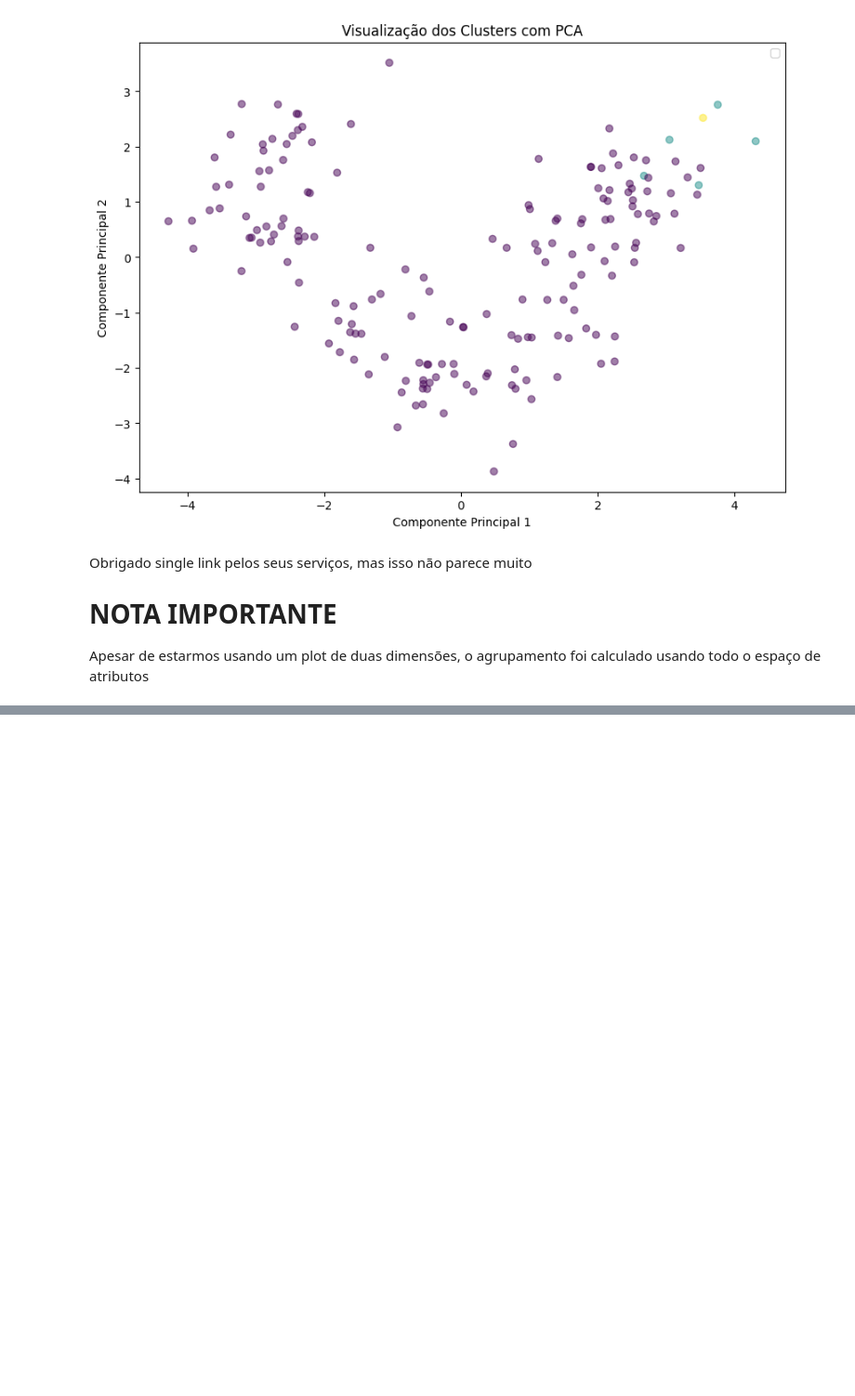
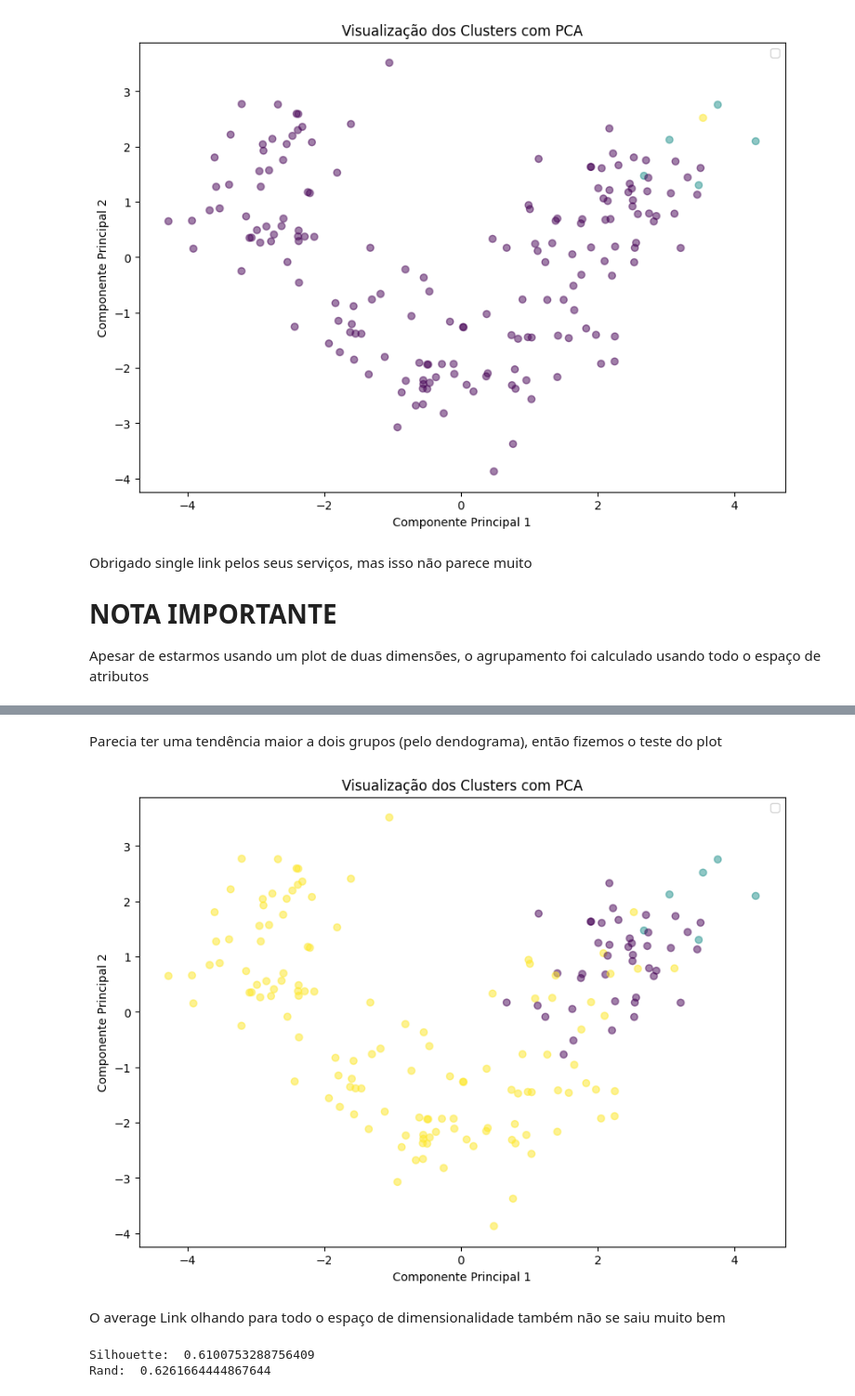
Before and after one commit to DanielAlmeida19/mineracao-dados-atividades, a Jupyter notebook: clustering.ipynb, the cells around one changed output, grey strips where cells are left out. Shown at 93% size. Saved outputs shown, nothing was run; the diff lists cells and outputs as text; code cells hidden in the pictures; blank space fills up the shorter version.

```diff
--- a/clustering.ipynb
+++ b/clustering.ipynb
@@ -265,0 +303,24 @@ print("")
+# %% [markdown]
+Parecia ter uma tendência maior a dois grupos (pelo dendograma), então fizemos o teste do plot
+# %%
+plt.figure(figsize=(10, 7))
+plt.scatter(data_pca_2[:, 0], data_pca_2[:, 1], c=hierarchy.cut_tree(al_model, n_clusters=3), cmap='viridis', marker='o', alpha=0.5)
+plt.title("Visualização dos Clusters com PCA")
+plt.xlabel("Componente Principal 1")
+plt.ylabel("Componente Principal 2")
+plt.legend()
+plt.show()
+# %% [output]
+[figure, added]
+# %% [markdown]
+O average Link olhando para todo o espaço de dimensionalidade também não se saiu muito bem
+# %%
+labels = hierarchy.cut_tree(al_model, n_clusters=3).flatten()
+
+silhouette = silhouette_score(data, labels)
+rand = rand_score(y, labels)
+print("Silhouette: ", silhouette)
+print("Rand: ", rand)
+# %% [output]
+Silhouette:  0.6100753288756409
+Rand:  0.6261664444867644
```
Also changed, not shown: parts of 9 cells of this notebook.
